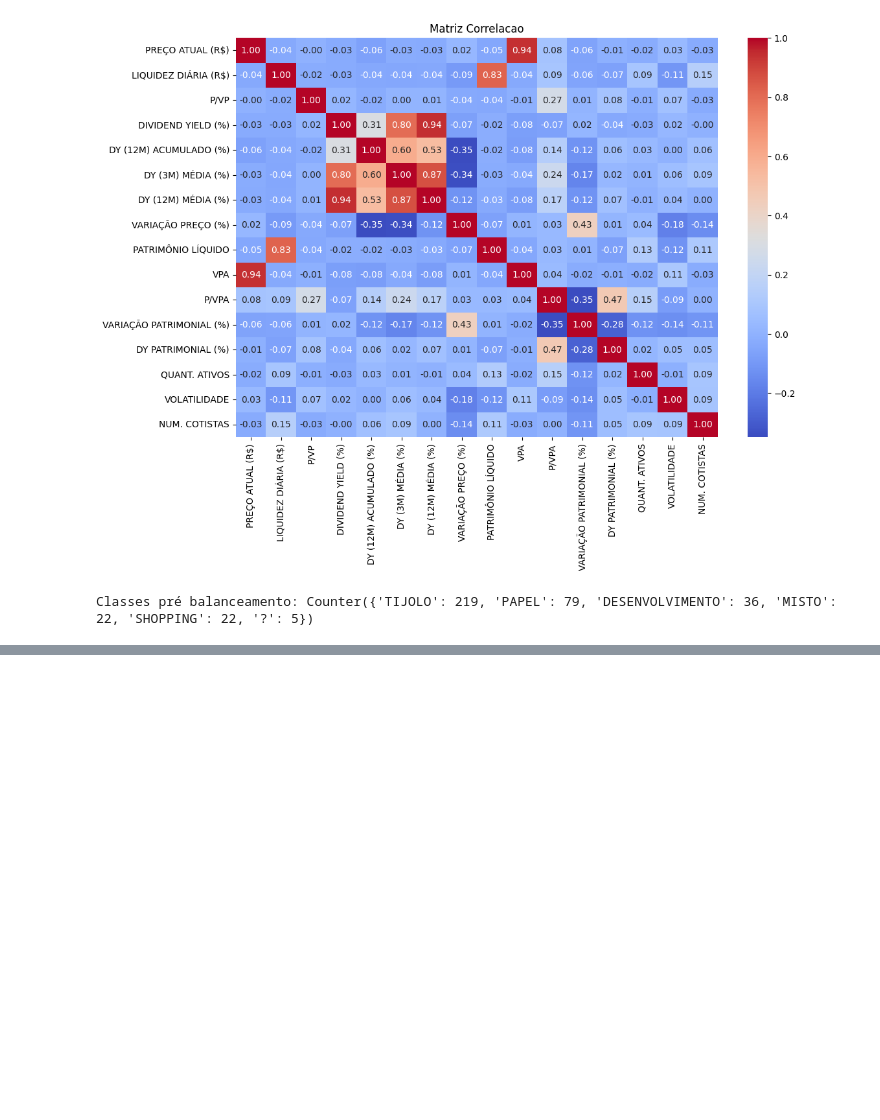
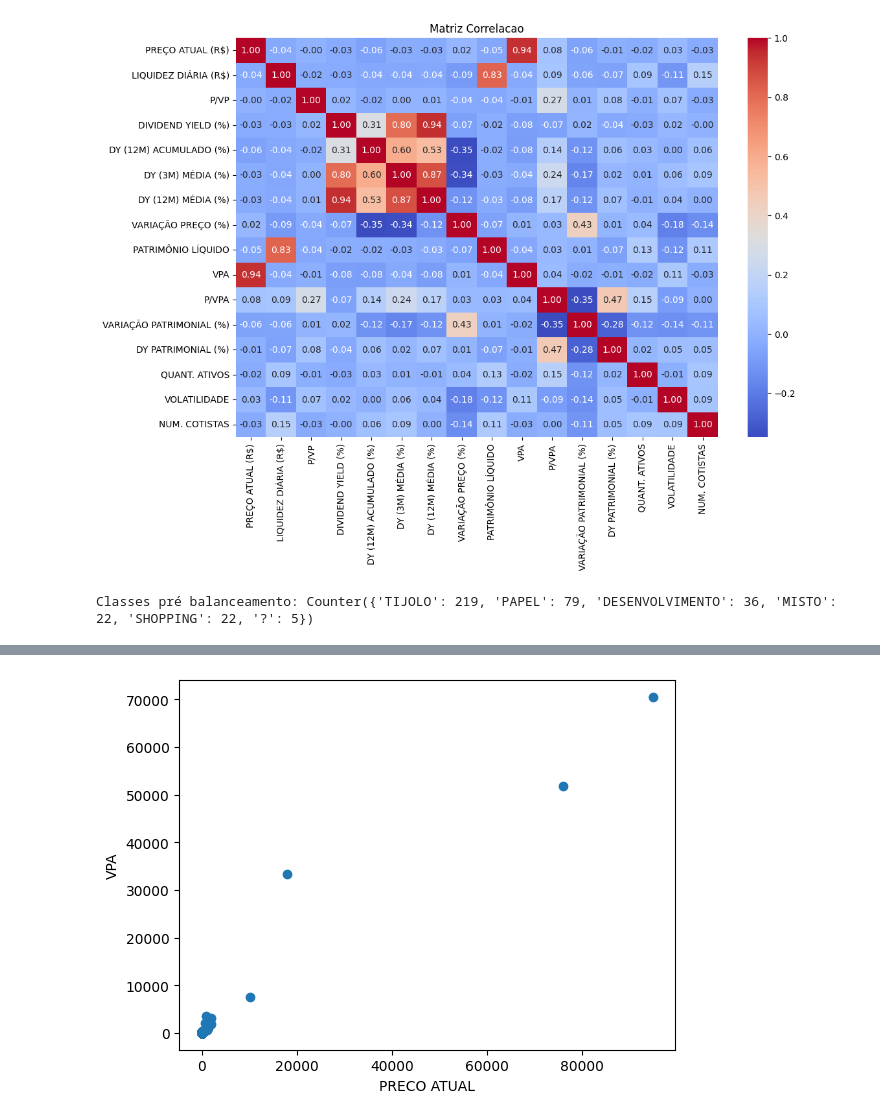
Before and after one commit to P3droSilva/Trabalho2-Mineracao, a Jupyter notebook: Script.ipynb, the cells around one changed output, grey strips where cells are left out. Cells and saved outputs as stored; diff of their text form; code cells hidden in the pictures; blank space fills up the shorter version.

```diff
--- a/Script.ipynb
+++ b/Script.ipynb
@@ -134,3 +187,10 @@ newDf = df[["TIPO","P/VP", "DY (12M) MÉDIA (%)", "QUANT. ATIVOS", "NUM. COTISTA
+# %%
+plt.scatter(df['PREÇO ATUAL (R$)'], df['VPA'])
+plt.xlabel('PRECO ATUAL')
+plt.ylabel('VPA')
+plt.show()
+# %% [output]
+[figure, added]
 # %%
 #retirada de outliners
 newDf = newDf[newDf["P/VP"] <= 5]
```
Also changed, not shown: parts of 6 cells of this notebook.
